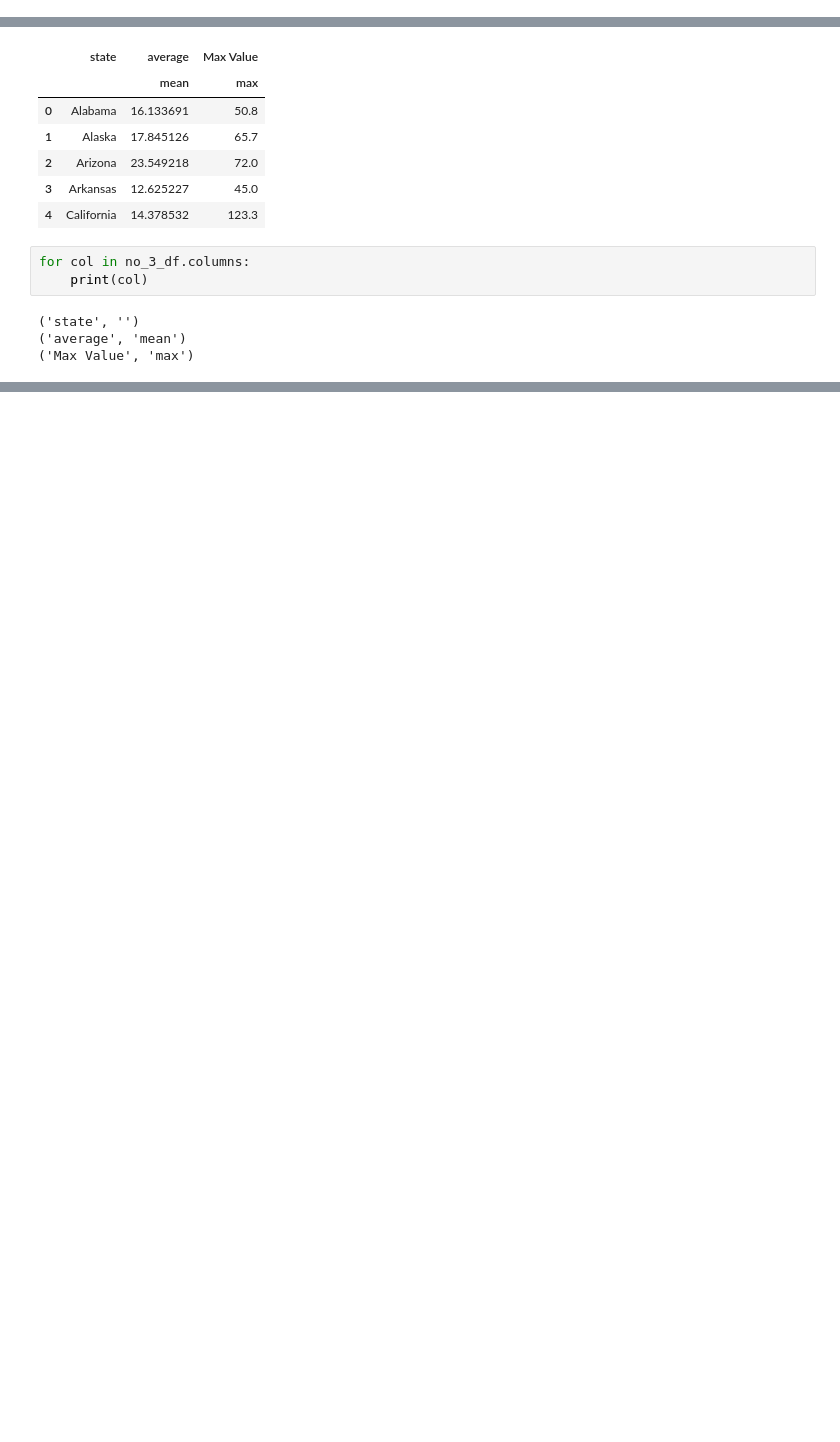
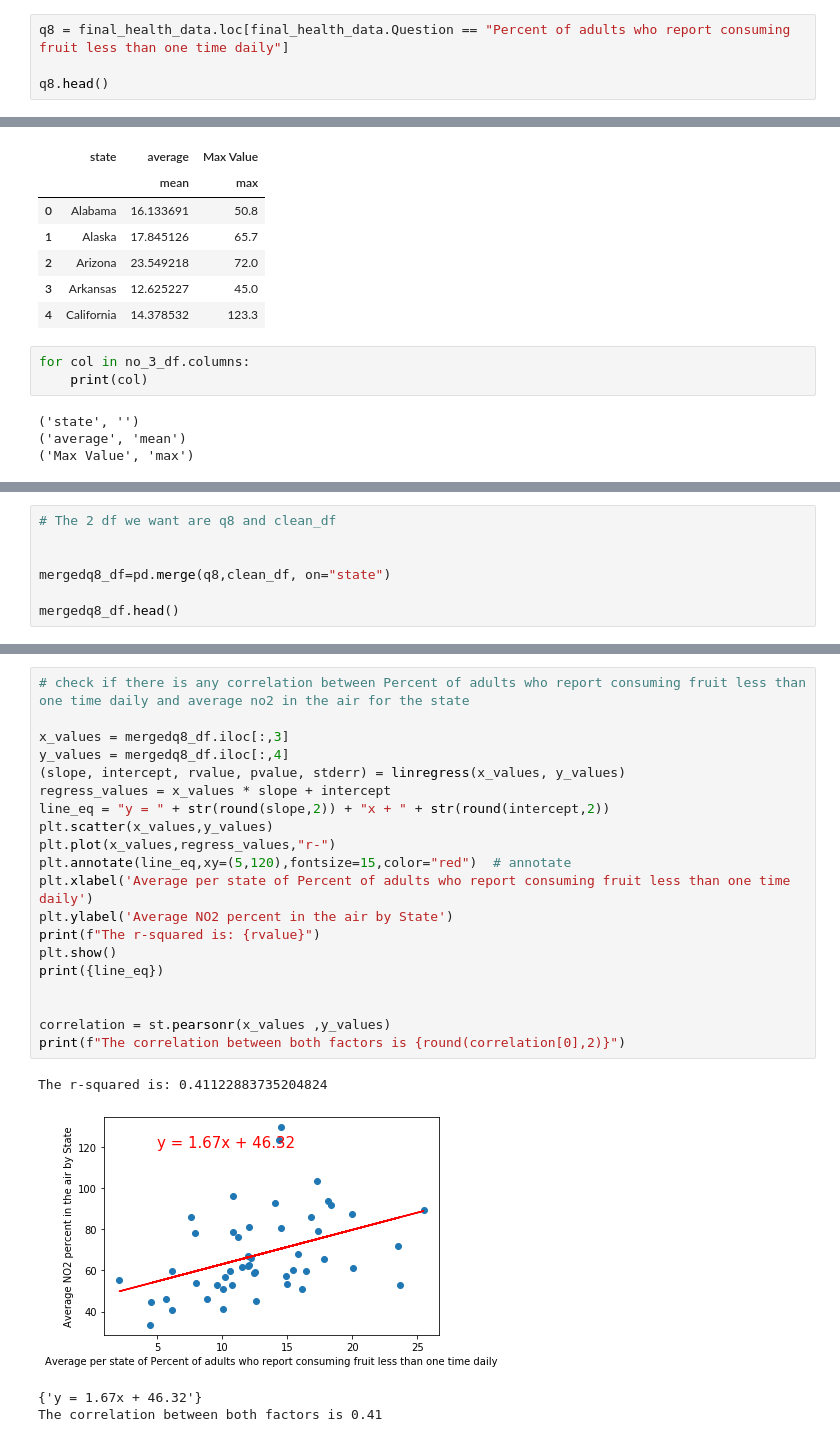
Before and after one commit to BrittLHeth/Project-1-API, a Jupyter notebook: Soujanya.ipynb, the cells around one changed output, grey strips where cells are left out. Cells and saved outputs as stored; diff of their text form; blank space fills up the shorter version.

```diff
--- a/Soujanya.ipynb
+++ b/Soujanya.ipynb
@@ -28,0 +89,4 @@ read_data.head()
+# %%
+q8 = final_health_data.loc[final_health_data.Question == "Percent of adults who report consuming fruit less than one time daily"]
+
+q8.head()
@@ -255,0 +285,7 @@ final_df
+# %%
+# The 2 df we want are q8 and clean_df
+
+
+mergedq8_df=pd.merge(q8,clean_df, on="state")
+
+mergedq8_df.head()
@@ -255,0 +299,25 @@ final_df
+# %%
+# check if there is any correlation between Percent of adults who report consuming fruit less than one time daily and average no2 in the air for the state
+
+x_values = mergedq8_df.iloc[:,3]
+y_values = mergedq8_df.iloc[:,4]
+(slope, intercept, rvalue, pvalue, stderr) = linregress(x_values, y_values)
+regress_values = x_values * slope + intercept
+line_eq = "y = " + str(round(slope,2)) + "x + " + str(round(intercept,2))
+plt.scatter(x_values,y_values)
+plt.plot(x_values,regress_values,"r-")
+plt.annotate(line_eq,xy=(5,120),fontsize=15,color="red")  # annotate
+plt.xlabel('Average per state of Percent of adults who report consuming fruit less than one time daily')
+plt.ylabel('Average NO2 percent in the air by State')
+print(f"The r-squared is: {rvalue}")
+plt.show()
+print({line_eq})
+
+
+correlation = st.pearsonr(x_values ,y_values)
+print(f"The correlation between both factors is {round(correlation[0],2)}")
+# %% [output]
+The r-squared is: 0.41122883735204824
+[figure, added]
+{'y = 1.67x + 46.32'}
+The correlation between both factors is 0.41
```
Also changed, not shown: parts of 27 cells of this notebook.
